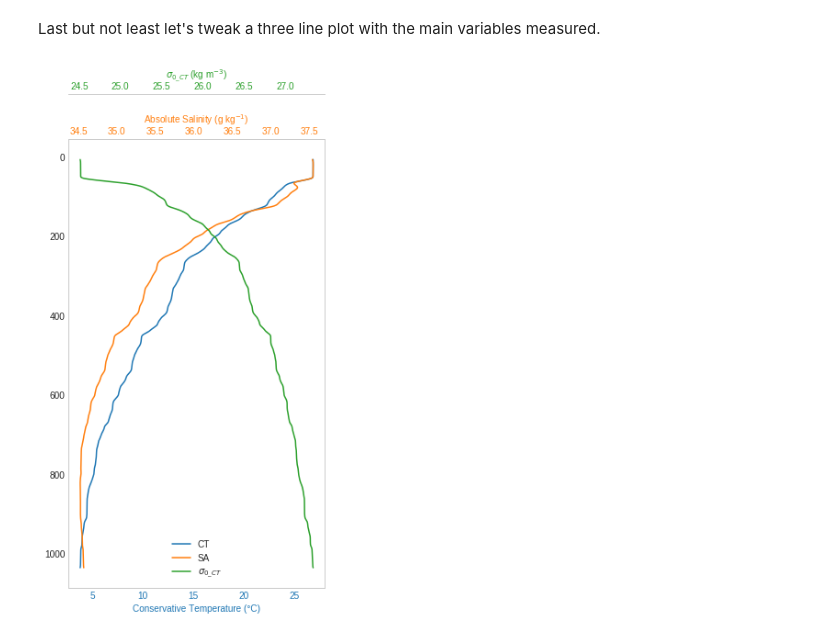
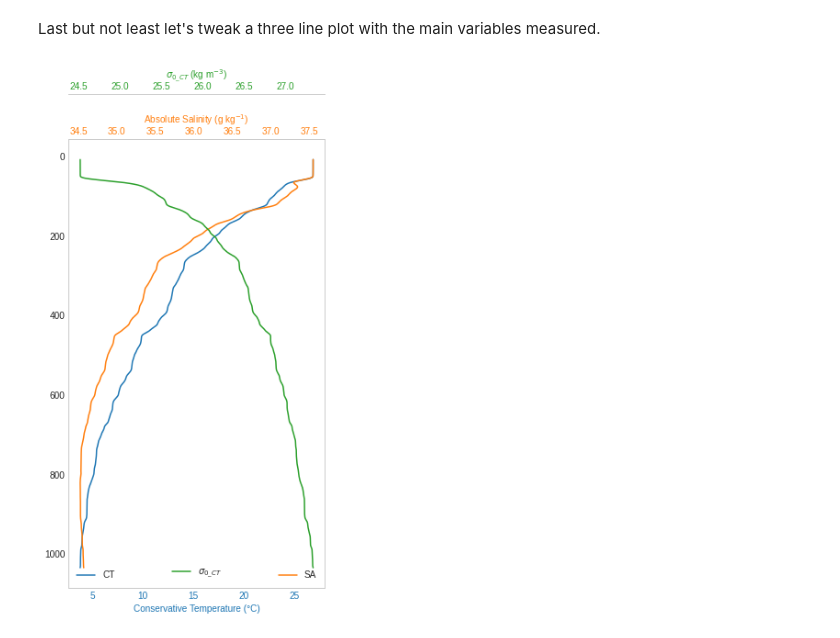
Before and after one commit to pyoceans/python-ctd, a Jupyter notebook: notebooks/quick_intro.ipynb, the cells around one changed output. Drawn from its saved outputs; the diff is of its cells as text; code cells hidden in the pictures.

```diff
--- a/notebooks/quick_intro.ipynb
+++ b/notebooks/quick_intro.ipynb
@@ -116,11 +115,12 @@ Thanks to [pandas_flavor](https://github.com/Zsailer/pandas_flavor) we can chain
 down = down[['t090C', 'c0S/m']]
 
 proc = down.remove_above_water()\
+           .remove_up_to(idx=7)\
            .despike(n1=2, n2=20, block=100)\
            .lp_filter()\
            .press_check()\
            .interpolate() \
-           .bindata(delta=1)\
+           .bindata(delta=1, method="interpolate")\
            .smooth(window_len=21, window='hanning')
 
 proc.head()
@@ -193,38 +193,35 @@ colors = ['#1f77b4', '#ff7f0e', '#2ca02c']
 
 ax0.invert_yaxis()
 ax1 = ax0.twiny()
 ax2 = ax0.twiny()
 
 l0, = ax0.plot(proc['CT'], proc.index, color=colors[0], label='CT')
 ax0.set_xlabel('Conservative Temperature (°C)')
 
 l1, = ax1.plot(proc['SA'], proc.index, color=colors[1], label='SA')
 ax1.set_xlabel('Absolute Salinity (g kg$^{-1}$)')
 
 l2, = ax2.plot(proc['sigma0_CT'], proc.index, color=colors[2], label=r'$\sigma_{0\_CT}$')
 ax2.set_xlabel(r'$\sigma_{0\_CT}$ (kg m$^{-3}$)')
 
 make_patch_spines_invisible(ax2)
 ax2.spines['top'].set_position(('axes', 1.1))
 ax2.spines['top'].set_visible(True)
 
 ax0.xaxis.label.set_color(l0.get_color())
 ax1.xaxis.label.set_color(l1.get_color())
 ax2.xaxis.label.set_color(l2.get_color())
 
 ax0.tick_params(axis='x', colors=l0.get_color())
 ax1.tick_params(axis='x', colors=l1.get_color())
 ax2.tick_params(axis='x', colors=l2.get_color())
 
-lines = ax0.get_lines() + ax1.get_lines() + ax2.get_lines()
-leg = {
-    line: line.get_label() for line in lines
-}
-
-ax0.legend(leg.keys(), leg.values(), loc=8)
-
 ax0.grid(False)
 ax1.grid(False)
 ax2.grid(False)
+
+ax0.legend(loc="lower left")
+ax1.legend(loc="lower right")
+ax2.legend(loc="lower center");
 # %% [output]
-[figure, old version]
+[figure, new version]
```
Also changed, not shown: parts of 2 cells of this notebook.
